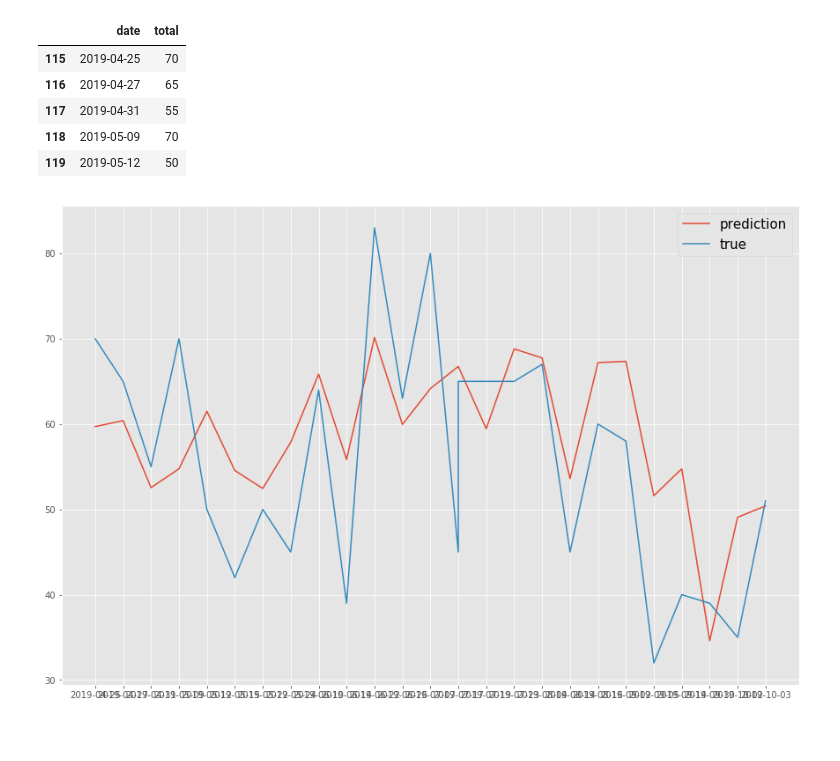
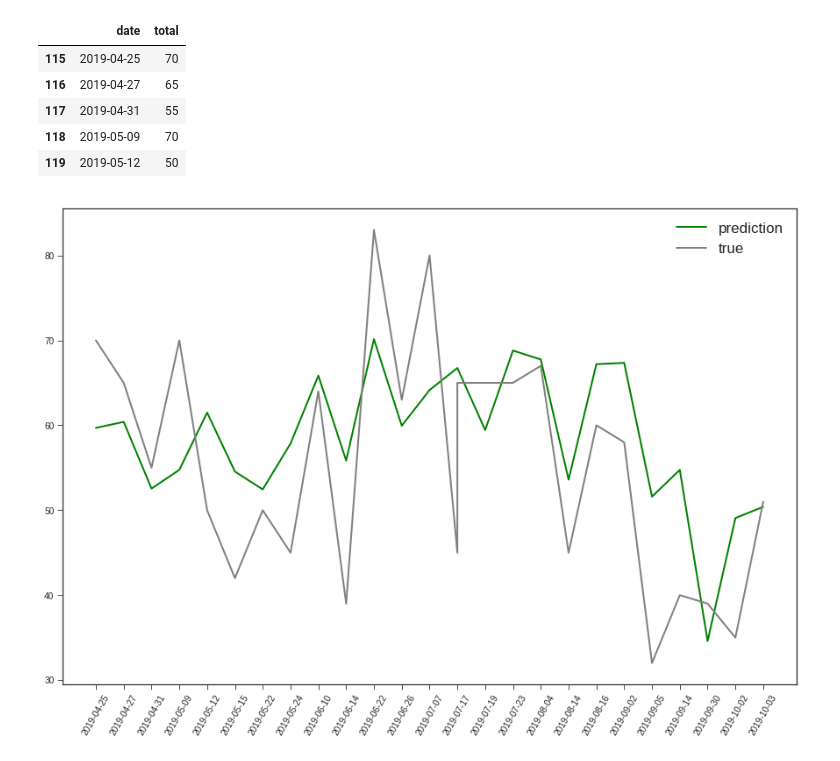
Before and after one commit to kamransoomro84/souper-duper, a Jupyter notebook: ml_models.ipynb, the cells around one changed output. Drawn from its saved outputs; the diff is of its cells as text; code cells hidden in the pictures; blank space fills up the shorter version.

Commit message:
feat: Add plots

```diff
--- a/ml_models.ipynb
+++ b/ml_models.ipynb
@@ -299,11 +300,12 @@ test.head()
 | 118 | 2019-05-09 | 70 |
 | 119 | 2019-05-12 | 50 |
 # %%
-plt.style.use('ggplot')
+plt.style.use('seaborn-ticks')
 fig, ax = plt.subplots(figsize = (15, 10))
-plt.plot(preds['date'], preds['total'], label = 'prediction')
-plt.plot(test['date'], test['total'], label = 'true')
-plt.legend(fontsize = 15)
+plt.plot(preds['date'], preds['total'], label = 'prediction', color = 'green', linewidth = 2)
+plt.plot(test['date'], test['total'], label = 'true', color = 'grey', linewidth = 2)
+plt.legend(fontsize = 17)
+plt.xticks(rotation =  60)
 plt.show()
 # %% [output]
-[figure, old version]
+[figure, new version]
```
Also changed, not shown: parts of 3 cells of this notebook.
